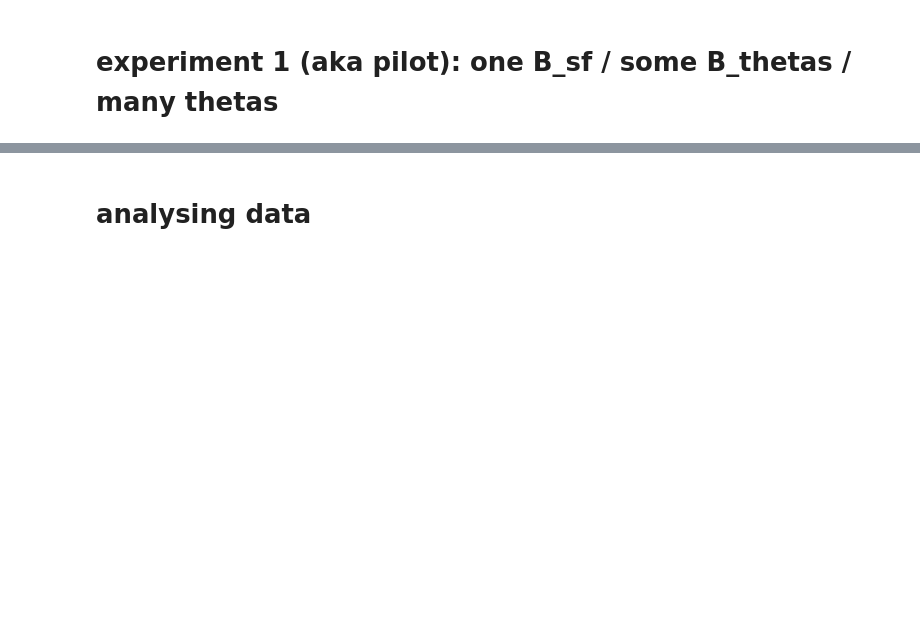
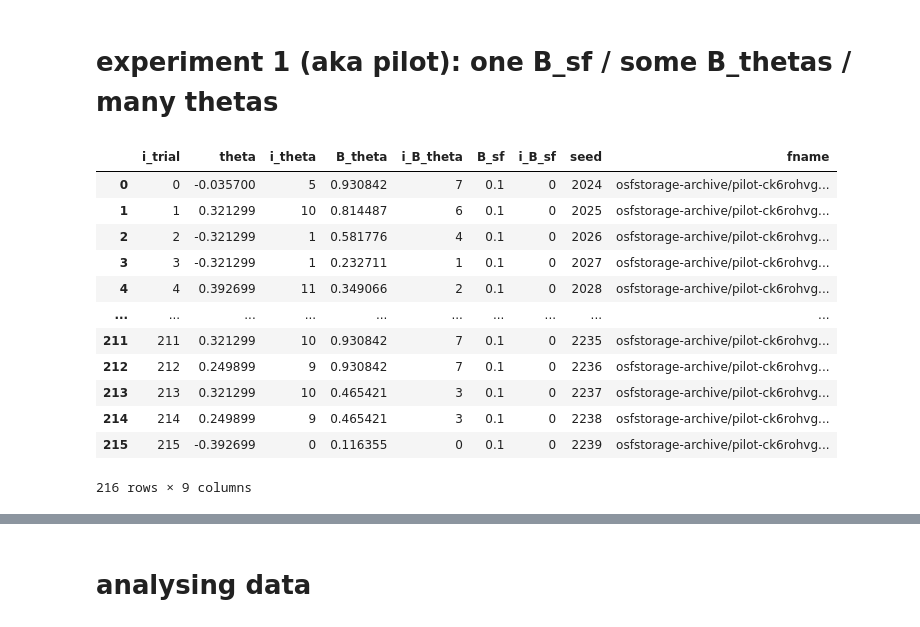
Before and after one commit to laurentperrinet/OEiL_OrientationPrecision, a Jupyter notebook: experiment1.ipynb, the cells around one changed output, grey strips where cells are left out. Drawn from its saved outputs; the diff is of its cells as text; code cells hidden in the pictures; blank space fills up the shorter version.

```diff
--- a/experiment1.ipynb
+++ b/experiment1.ipynb
@@ -42,7 +60,7 @@ if not(os.path.isfile(f'{data_folder}/parameters.json')):
     thetas = np.linspace(-theta_max, theta_max, N_thetas)
 
     print(50*'.-*')
-    parameters = pd.DataFrame(columns=['i_trial', 'theta', 'B_theta', 'B_sf', 'seed', 'fname'])
+    parameters = pd.DataFrame(columns=['i_trial', 'theta', 'i_theta', 'B_theta', 'i_B_theta', 'B_sf', 'i_B_sf', 'seed', 'fname'])
     # generate all clouds
     import imageio
     def generate_random_cloud(i_trial, theta, B_theta, B_sf, seed, downscale = 1):
@@ -58,32 +76,46 @@ if not(os.path.isfile(f'{data_folder}/parameters.json')):
         return fname
 
 
     all_conditions = [(i_repet, i_theta, i_B_theta, i_B_sf)
                     for i_repet in range(N_repet)
                     for i_theta in range(N_thetas)
                     for i_B_theta in range(N_B_theta)
                     for i_B_sf in range(N_B_sf)]
     N_total_trials = len(all_conditions)
     ind = np.random.permutation(N_total_trials)
 
     seed = 2024
     np.random.seed(seed)
     # parameters = []
     for i_trial in range(N_total_trials):
         i_repet, i_theta, i_B_theta, i_B_sf = all_conditions[ind[i_trial]]
 
         fname = generate_random_cloud(i_trial, thetas[i_theta],
                                 B_theta=B_thetas[i_B_theta],
                                 B_sf=B_sfs[i_B_sf],
                                 seed=seed+i_trial)
         # parameters.append({'fname':fname, 'theta': thetas[i_theta], 'B_theta': B_thetas[i_B_theta], 'B_sf': B_sfs[i_B_sf], 'seed': seed+i_trial, 'i_trial': i_trial})
-        parameters.loc[i_trial] = [i_trial, thetas[i_theta], B_thetas[i_B_theta], B_sfs[i_B_sf], seed+i_trial, fname]
+        parameters.loc[i_trial] = [i_trial, thetas[i_theta], i_theta, B_thetas[i_B_theta], i_B_theta, B_sfs[i_B_sf], i_B_sf, seed+i_trial, fname]
         print(f"          {{stimulus: '{fname}', on_finish: function() {{jsPsych.setProgressBar({i_trial/N_total_trials:.4f});}}}},",
 
     )
 
     parameters.to_json(f'{data_folder}/parameters.json')
 else:
     parameters = pd.read_json(f'{data_folder}/parameters.json')
 parameters
+# %% [output]
+|  | i_trial | theta | i_theta | B_theta | i_B_theta | B_sf | i_B_sf | seed | fname |
+| 0 | 0 | -0.035700 | 5 | 0.930842 | 7 | 0.1 | 0 | 2024 | osfstorage-archive/pilot-ck6rohvg... |
+| 1 | 1 | 0.321299 | 10 | 0.814487 | 6 | 0.1 | 0 | 2025 | osfstorage-archive/pilot-ck6rohvg... |
+| 2 | 2 | -0.321299 | 1 | 0.581776 | 4 | 0.1 | 0 | 2026 | osfstorage-archive/pilot-ck6rohvg... |
+| 3 | 3 | -0.321299 | 1 | 0.232711 | 1 | 0.1 | 0 | 2027 | osfstorage-archive/pilot-ck6rohvg... |
+| 4 | 4 | 0.392699 | 11 | 0.349066 | 2 | 0.1 | 0 | 2028 | osfstorage-archive/pilot-ck6rohvg... |
+| ... | ... | ... | ... | ... | ... | ... | ... | ... | ... |
+| 211 | 211 | 0.321299 | 10 | 0.930842 | 7 | 0.1 | 0 | 2235 | osfstorage-archive/pilot-ck6rohvg... |
+| 212 | 212 | 0.249899 | 9 | 0.930842 | 7 | 0.1 | 0 | 2236 | osfstorage-archive/pilot-ck6rohvg... |
+| 213 | 213 | 0.321299 | 10 | 0.465421 | 3 | 0.1 | 0 | 2237 | osfstorage-archive/pilot-ck6rohvg... |
+| 214 | 214 | 0.249899 | 9 | 0.465421 | 3 | 0.1 | 0 | 2238 | osfstorage-archive/pilot-ck6rohvg... |
+| 215 | 215 | -0.392699 | 0 | 0.116355 | 0 | 0.1 | 0 | 2239 | osfstorage-archive/pilot-ck6rohvg... |
+216 rows × 9 columns
 # %%
```
Also changed, not shown: parts of 54 cells of this notebook, 1 other file.
